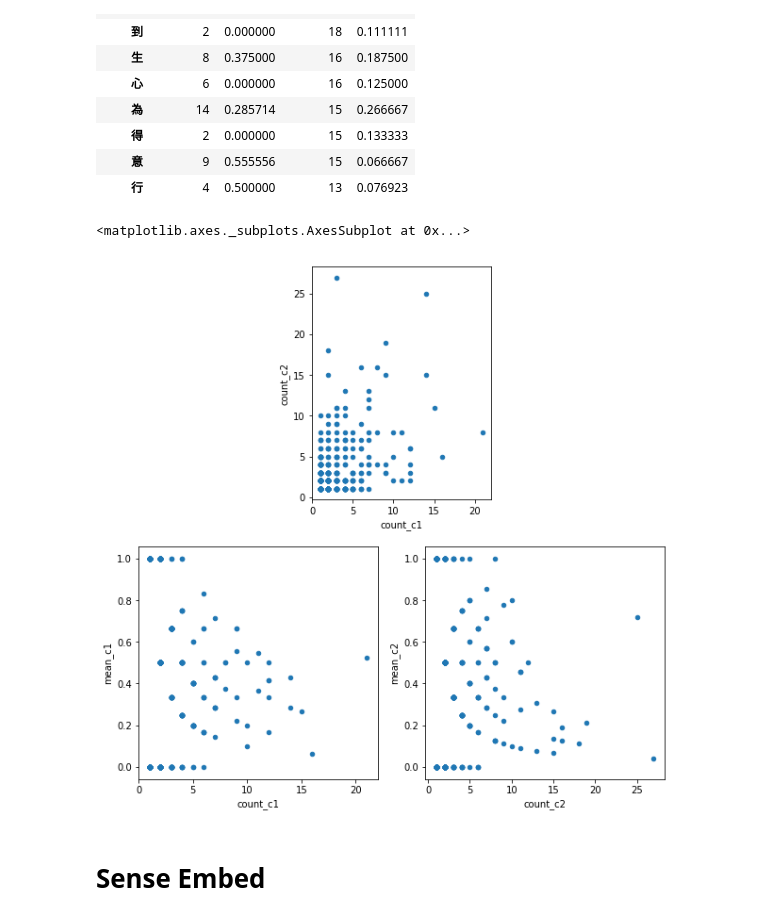
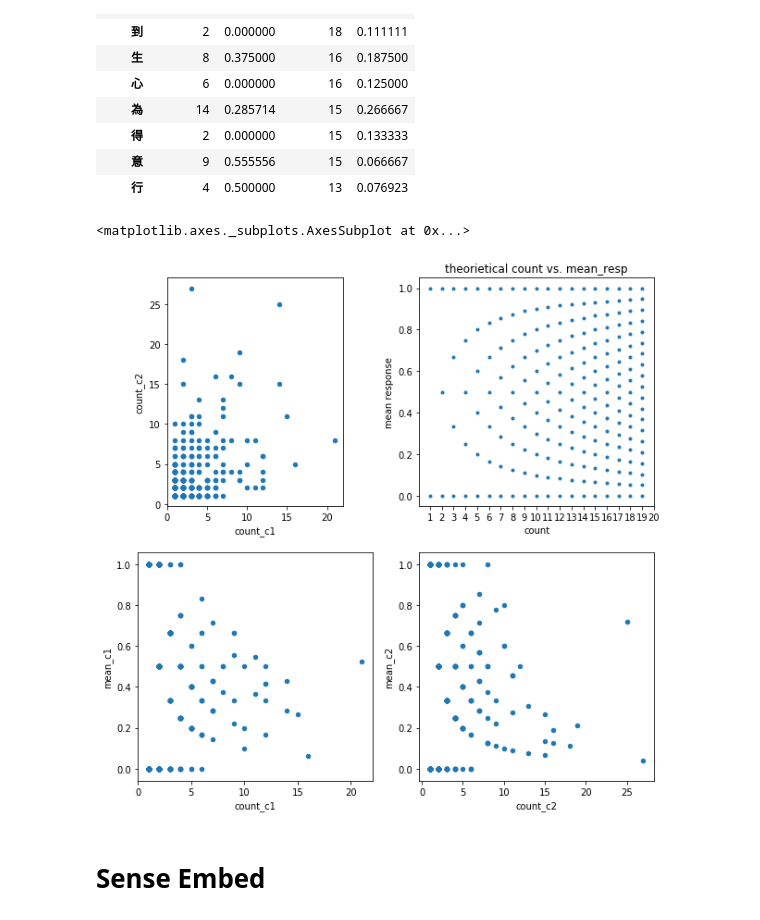
Before and after one commit to seantyh/GWA2019, a Jupyter notebook: etc/SenseEmbed.ipynb, the cells around one changed output. Saved outputs shown, nothing was run; the diff lists cells and outputs as text; code cells hidden in the pictures.

Commit message:
add theoretical count vs. resp in SenseEmbed.ipynb

```diff
--- a/etc/SenseEmbed.ipynb
+++ b/etc/SenseEmbed.ipynb
@@ -94,18 +94,30 @@ char_data.sort_values("count_c2", ascending=False).head(10)
 | 行 | 4 | 0.500000 | 13 | 0.076923 |
 # %%
 char_data.to_csv("../data/char_data_merged.csv")
+# %%
+def plot_theoretical(ax):
+    for ch_count in range(1, 20):
+        resp_sum = np.arange(0, ch_count+1)
+        yy = resp_sum / ch_count
+        ax.plot(np.repeat(ch_count, len(yy)), yy, '.', color='#1f77b4')
+        ax.set_xlabel('count')
+        ax.set_ylabel('mean response')
+        ax.set_xticks(range(1,21))
 # %%
 plt.figure(figsize=(10,10))
-ax1 = plt.subplot2grid((2,2), (0,0), colspan=2)
+ax1 = plt.subplot2grid((2,2), (0,0))
 ax1.set_aspect('equal')
 char_data.plot("count_c1", "count_c2", 'scatter', ax=ax1)
+ax0 = plt.subplot2grid((2,2), (0,1))
+plot_theoretical(ax0)
+ax0.set_title('theorietical count vs. mean_resp')
 ax2 = plt.subplot2grid((2,2), (1,0))
 char_data.plot("count_c1", "mean_c1", 'scatter', ax=ax2)
 ax3 = plt.subplot2grid((2,2), (1,1))
 char_data.plot("count_c2", "mean_c2", 'scatter', ax=ax3)
 # %% [output]
 <matplotlib.axes._subplots.AxesSubplot at 0x...>
-[figure, old version]
+[figure, new version]
 # %% [markdown]
 # Sense Embed
 # %% [markdown]
```
